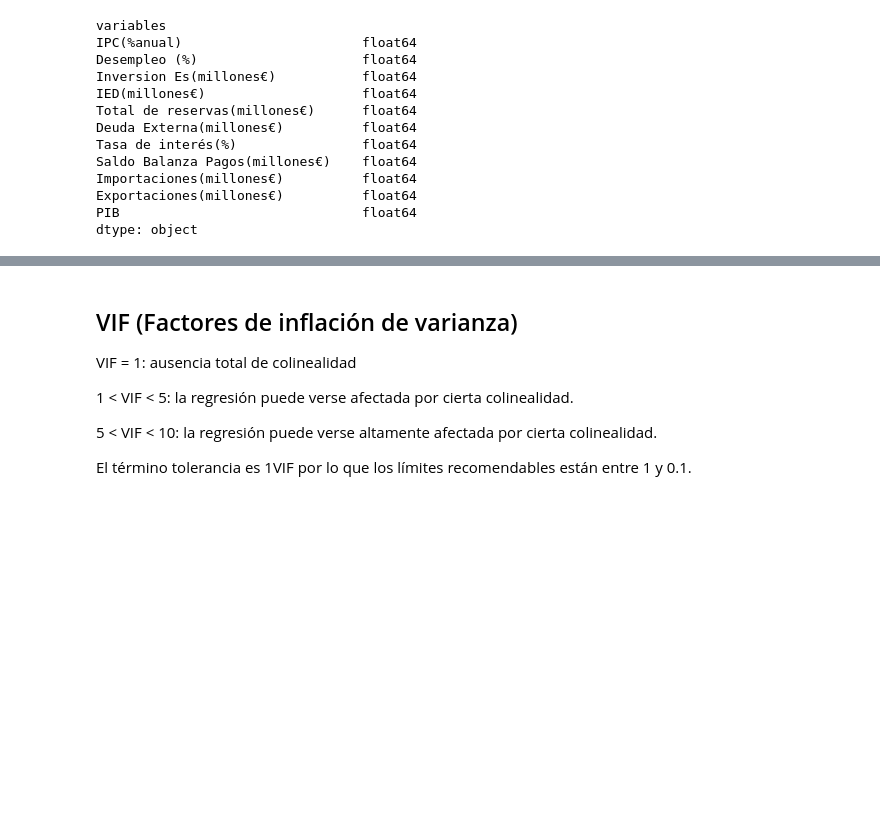
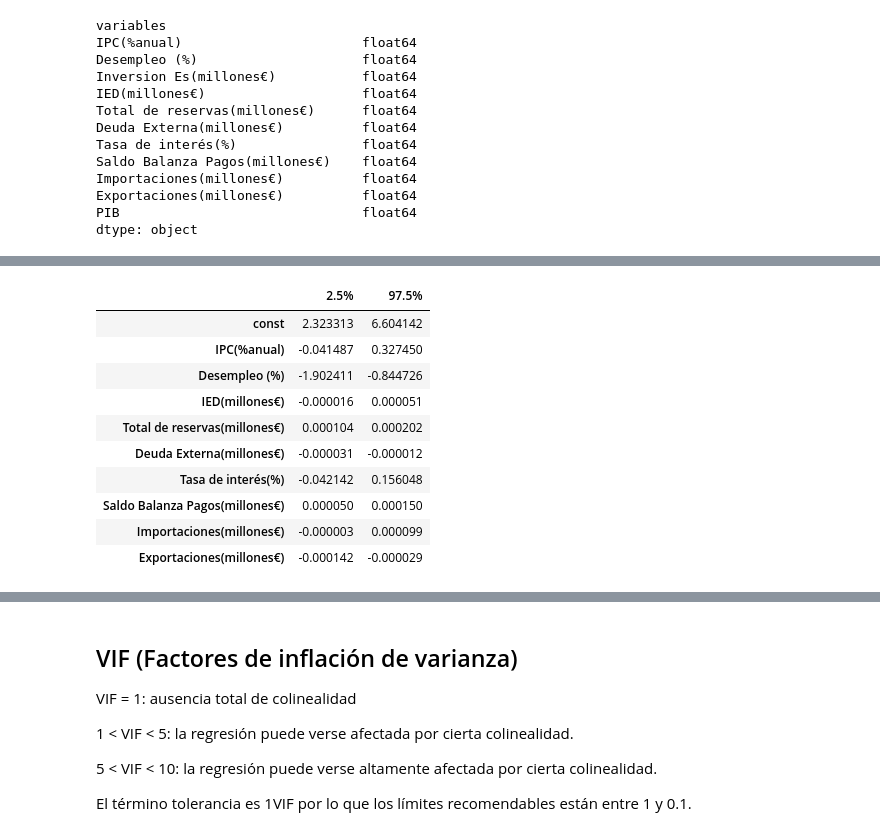
Before and after one commit to Afri-cola/Kschool-TFM, a Jupyter notebook: Variables_economicas.ipynb, the cells around one changed output, grey strips where cells are left out. Cells and saved outputs as stored; diff of their text form; code cells hidden in the pictures; blank space fills up the shorter version.

```diff
--- a/Variables_economicas.ipynb
+++ b/Variables_economicas.ipynb
@@ -273,3 +308,21 @@ strong multicollinearity or other numerical problems.
+# %%
+# Intervalos de confianza para los coeficientes del modelo
+# ==============================================================================
+intervalos_ci = modelo.conf_int(alpha=0.05)
+intervalos_ci.columns = ['2.5%', '97.5%']
+intervalos_ci
+# %% [output]
+|  | 2.5% | 97.5% |
+| const | 2.323313 | 6.604142 |
+| IPC(%anual) | -0.041487 | 0.327450 |
+| Desempleo (%) | -1.902411 | -0.844726 |
+| IED(millones€) | -0.000016 | 0.000051 |
+| Total de reservas(millones€) | 0.000104 | 0.000202 |
+| Deuda Externa(millones€) | -0.000031 | -0.000012 |
+| Tasa de interés(%) | -0.042142 | 0.156048 |
+| Saldo Balanza Pagos(millones€) | 0.000050 | 0.000150 |
+| Importaciones(millones€) | -0.000003 | 0.000099 |
+| Exportaciones(millones€) | -0.000142 | -0.000029 |
 # %%
 # Diagnóstico errores (residuos) de las predicciones de entrenamiento
 # ==============================================================================
```
Also changed, not shown: parts of 29 cells of this notebook.
